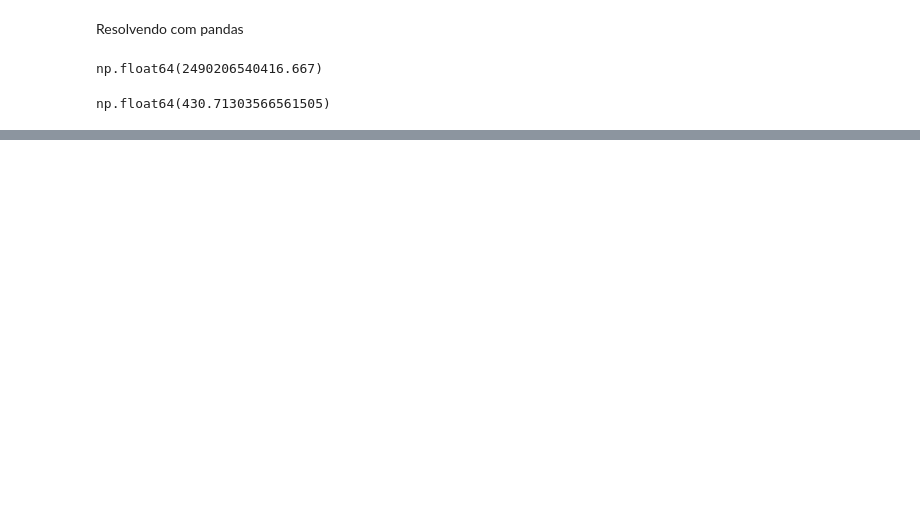
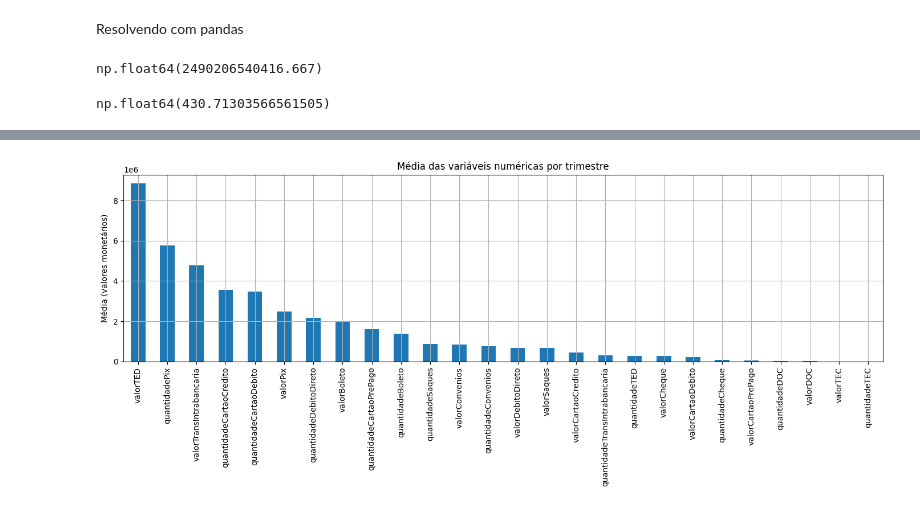
Before and after one commit to LouisyRodrigues7/etlBCB, a Jupyter notebook: anaise_cartoes.ipynb, the cells around one changed output, grey strips where cells are left out. Cells and saved outputs as stored; diff of their text form; code cells hidden in the pictures; blank space fills up the shorter version.

Commit message:
Explorando Pandas

```diff
--- a/anaise_cartoes.ipynb
+++ b/anaise_cartoes.ipynb
@@ -57,0 +68,5 @@ np.float64(430.71303566561505)
+# %%
+
+estatisticas = df.describe().T # Método Pandas para criar um resumo estatístico das colunas numericas do Dataframe e df para calcular media, desvio padrao...
+estatisticas['coef_var'] = estatisticas['std'] / estatisticas['mean']  # std = pega linha que cotem os valores do desvio padrao para cada coluna
+estatisticas # mean = pega linha que contem as médias para cada coluna
@@ -57,0 +112,11 @@ np.float64(430.71303566561505)
+# %%
+import matplotlib.pyplot as plt #biblioteca de visualização de dados em Python
+
+# Gráfico de barras das médias
+estatisticas['mean'].sort_values(ascending=False).plot(kind='bar', figsize=(14,6), title='Média das variáveis numéricas por trimestre') # sort_values ordenar valores da coluna e o ascending=false decrescente
+plt.ylabel('Média (valores monetários)') # descreve o que o eixo Y representa (média dos valores monetários )
+plt.tight_layout() #Esse método ajusta automaticamente o layout do gráfico
+plt.grid(True) #Esse comando adiciona uma grade (linhas horizontais e verticais) ao gráfico
+plt.show() #Exibe o grafico
+# %% [output]
+[figure, added]
```
Also changed, not shown: parts of 5 cells of this notebook, 1 other file.
